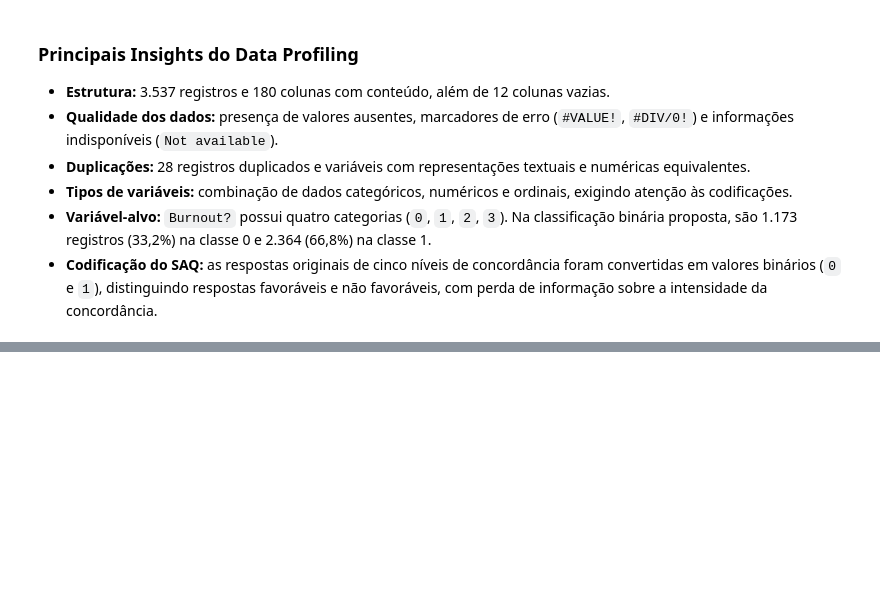
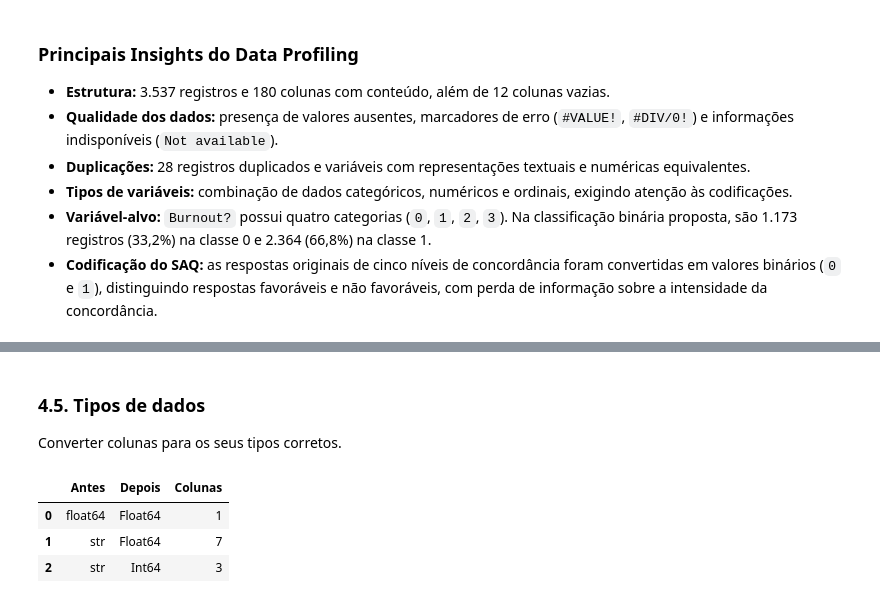
Before and after one commit to BrendonKappel/explainable-burnout-prediction, a Jupyter notebook: notebooks/burnout_prediction.ipynb, the cells around one changed output, grey strips where cells are left out. Saved outputs shown, nothing was run; the diff lists cells and outputs as text; code cells hidden in the pictures; blank space fills up the shorter version.

```diff
--- a/notebooks/burnout_prediction.ipynb
+++ b/notebooks/burnout_prediction.ipynb
@@ -129,0 +342,31 @@ Name: count, dtype: int64
+# %% [markdown]
+### 4.5. Tipos de dados
+
+Converter colunas para os seus tipos corretos.
+# %%
+score_columns = [
+    "Teamwork Climate", "Safety Climate ", "Job Satisfaction ",
+    "Stress Recognition ", "Perceptions of Management ",
+    "Working Conditions", "Overall SAQ Score", "Anxiety (A)", "Depression (D)",
+]
+days_column = "How many days did you spend at work in the last 7 days?"
+numeric_columns = score_columns + [days_column, hours_column]
+
+types_before = df_clean[numeric_columns].dtypes.astype(str)
+for column in numeric_columns:
+    df_clean[column] = pd.to_numeric(df_clean[column], errors="raise")
+
+df_clean = df_clean.convert_dtypes()
+df_clean[days_column] = df_clean[days_column].astype("Int64")
+df_clean[hours_column] = df_clean[hours_column].astype("Float64")
+
+type_comparison = pd.DataFrame({
+    "Antes": types_before,
+    "Depois": df_clean[numeric_columns].dtypes.astype(str),
+})
+display(type_comparison.groupby(["Antes", "Depois"]).size().reset_index(name="Colunas"))
+# %% [output]
+|  | Antes | Depois | Colunas |
+| 0 | float64 | Float64 | 1 |
+| 1 | str | Float64 | 7 |
+| 2 | str | Int64 | 3 |
```
Also changed, not shown: parts of 12 cells of this notebook.
